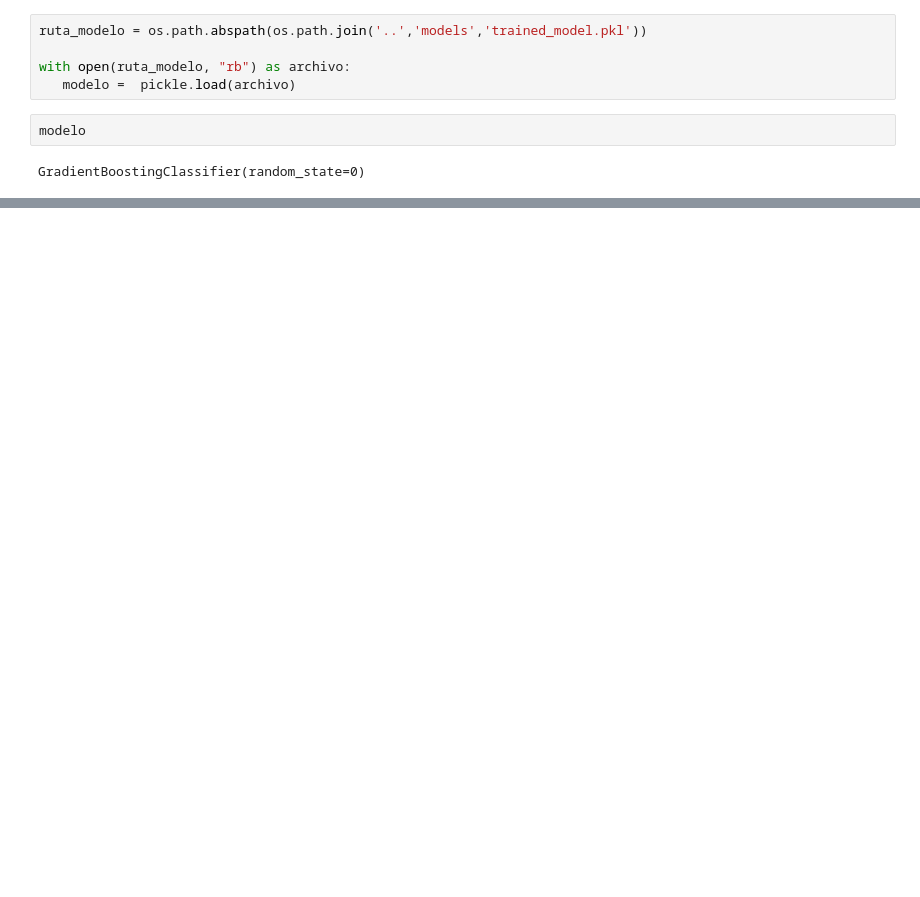
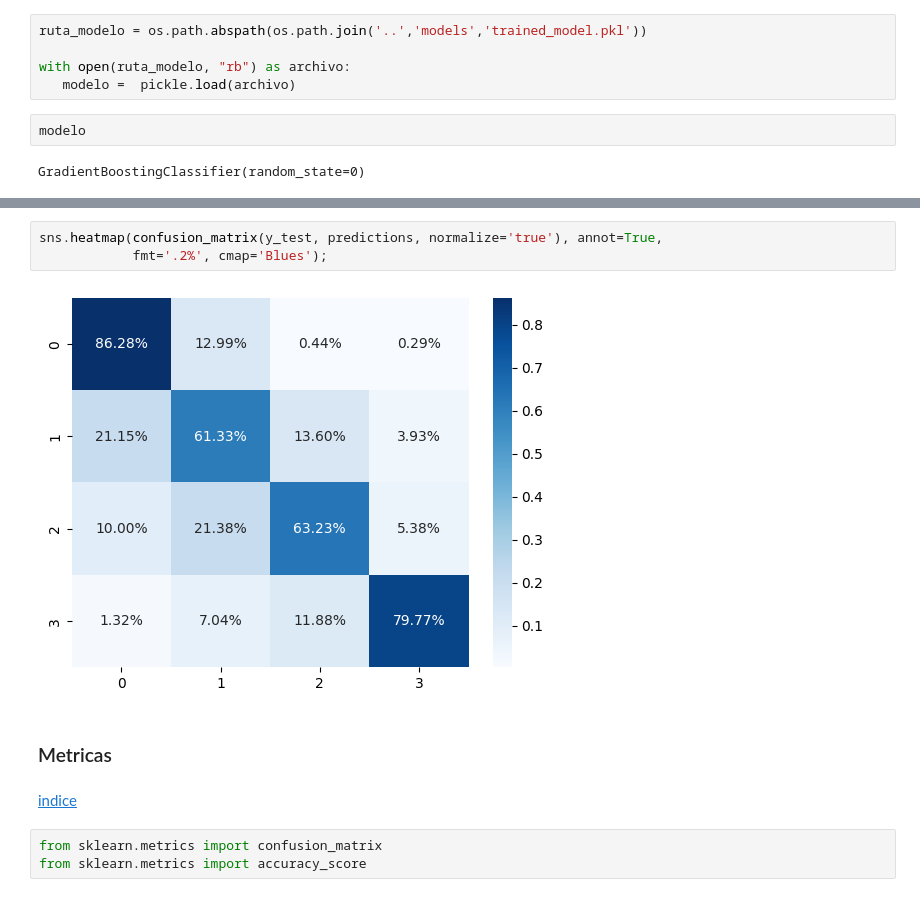
Before and after one commit to juanmendiz/ML-JUAN, a Jupyter notebook: notebooks/04_Evaluacion_Modelo.ipynb, the cells around one changed output, grey strips where cells are left out. Drawn from its saved outputs; the diff is of its cells as text; blank space fills up the shorter version.

```diff
--- a/notebooks/04_Evaluacion_Modelo.ipynb
+++ b/notebooks/04_Evaluacion_Modelo.ipynb
@@ -54,0 +84,12 @@ print("Accuracy", accuracy_score(y_test,y_pred))
+# %%
+sns.heatmap(confusion_matrix(y_test, predictions, normalize='true'), annot=True,
+            fmt='.2%', cmap='Blues');
+# %% [output]
+[figure, added]
+# %% [markdown]
+### Metricas
+# %% [markdown]
+[indice](#Indice)
+# %%
+from sklearn.metrics import confusion_matrix
+from sklearn.metrics import accuracy_score
```
Also changed, not shown: parts of 19 cells of this notebook, 26 other files.
